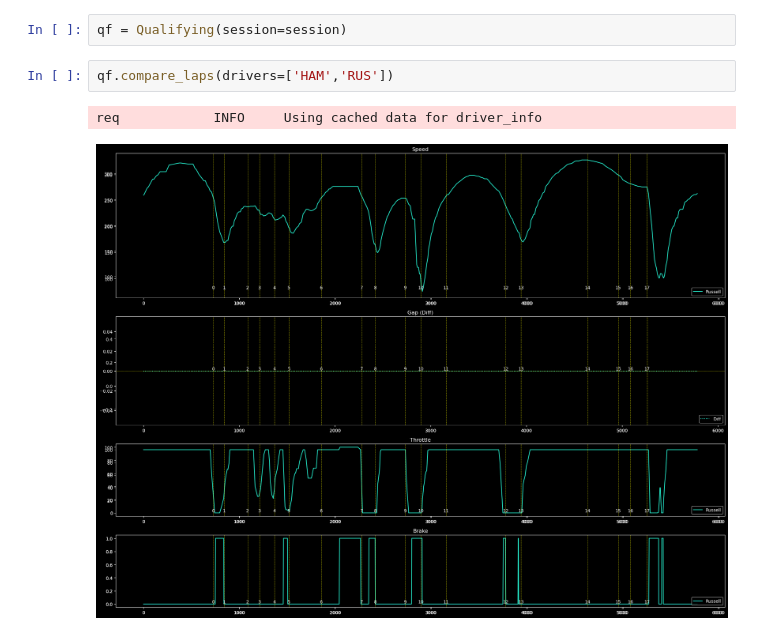
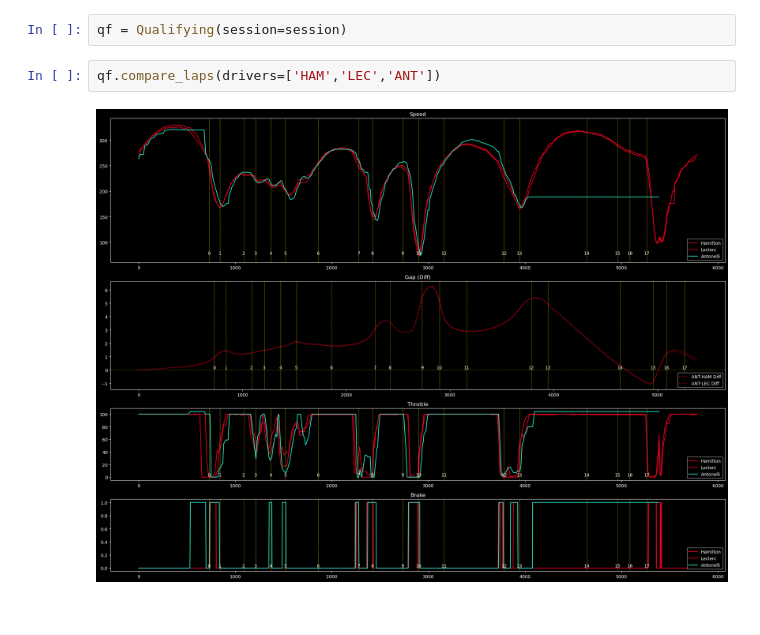
Before and after one commit to Sanket-g-75/F1_Analysis, a Jupyter notebook: test.ipynb, the cells around one changed output. Saved outputs shown, nothing was run; the diff lists cells and outputs as text.

```diff
--- a/test.ipynb
+++ b/test.ipynb
@@ -39,7 +36,6 @@ core           INFO     Finished loading data for 22 drivers: ['12', '63', '81',
 # %%
 qf = Qualifying(session=session)
 # %%
-qf.compare_laps(drivers=['HAM','RUS'])
+qf.compare_laps(drivers=['HAM','LEC','ANT'])
 # %% [output]
-req            INFO     Using cached data for driver_info
-[figure, old version]
+[figure, new version]
```
Also changed, not shown: parts of 2 cells of this notebook, 2 other files.
